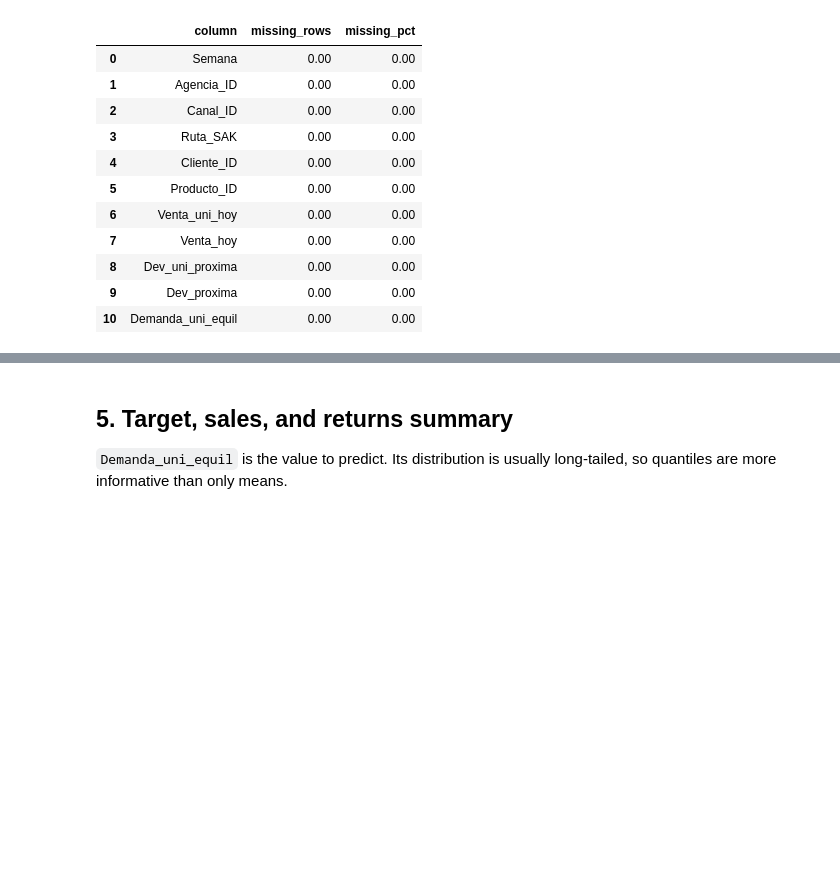
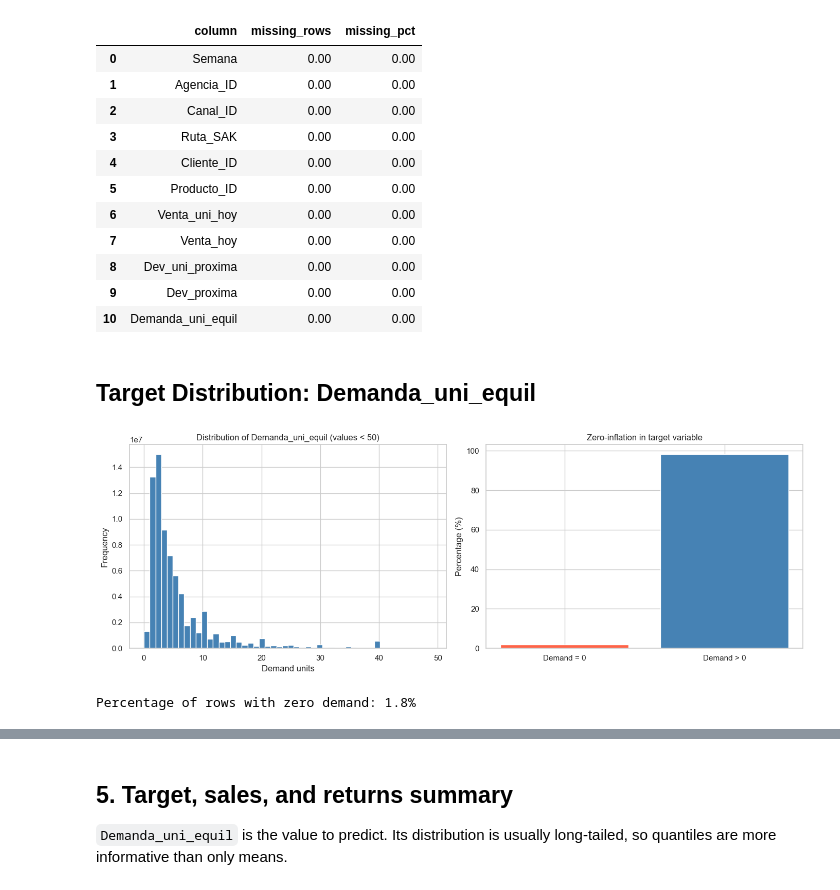
Before and after one commit to ignaciovadillos/bimbo_challenge, a Jupyter notebook: experiments/eda_bimbo.ipynb, the cells around one changed output, grey strips where cells are left out. Drawn from its saved outputs; the diff is of its cells as text; code cells hidden in the pictures; blank space fills up the shorter version.

```diff
--- a/experiments/eda_bimbo.ipynb
+++ b/experiments/eda_bimbo.ipynb
@@ -221,3 +221,32 @@ missing.sort_values("missing_rows", ascending=False)
 | 8 | Dev_uni_proxima | 0.00 | 0.00 |
 | 9 | Dev_proxima | 0.00 | 0.00 |
 | 10 | Demanda_uni_equil | 0.00 | 0.00 |
+# %% [markdown]
+## Target Distribution: Demanda_uni_equil
+# %%
+demanda = con.sql(f"""
+    SELECT Demanda_uni_equil
+    FROM read_csv('{TRAIN}', sample_size=100000)
+    WHERE Demanda_uni_equil < 50
+""").df()
+
+fig, axes = plt.subplots(1, 2, figsize=(14, 5))
+
+axes[0].hist(demanda["Demanda_uni_equil"], bins=50, color="steelblue", edgecolor="white")
+axes[0].set_title("Distribution of Demanda_uni_equil (values < 50)")
+axes[0].set_xlabel("Demand units")
+axes[0].set_ylabel("Frequency")
+
+zero_pct = (demanda["Demanda_uni_equil"] == 0).mean() * 100
+nonzero_pct = 100 - zero_pct
+axes[1].bar(["Demand = 0", "Demand > 0"], [zero_pct, nonzero_pct], color=["tomato", "steelblue"])
+axes[1].set_title("Zero-inflation in target variable")
+axes[1].set_ylabel("Percentage (%)")
+
+plt.tight_layout()
+plt.show()
+
+print(f"Percentage of rows with zero demand: {zero_pct:.1f}%")
+# %% [output]
+[figure, added]
+Percentage of rows with zero demand: 1.8%
```
Also changed, not shown: parts of 8 cells of this notebook, 1 other file.
